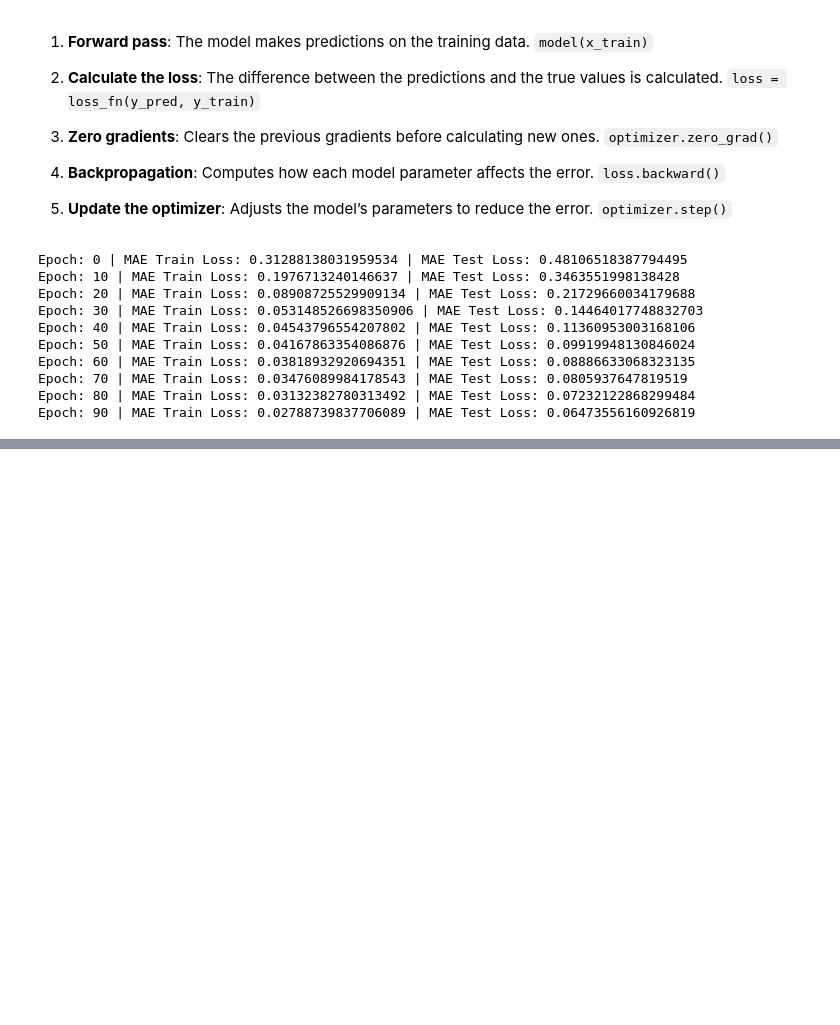
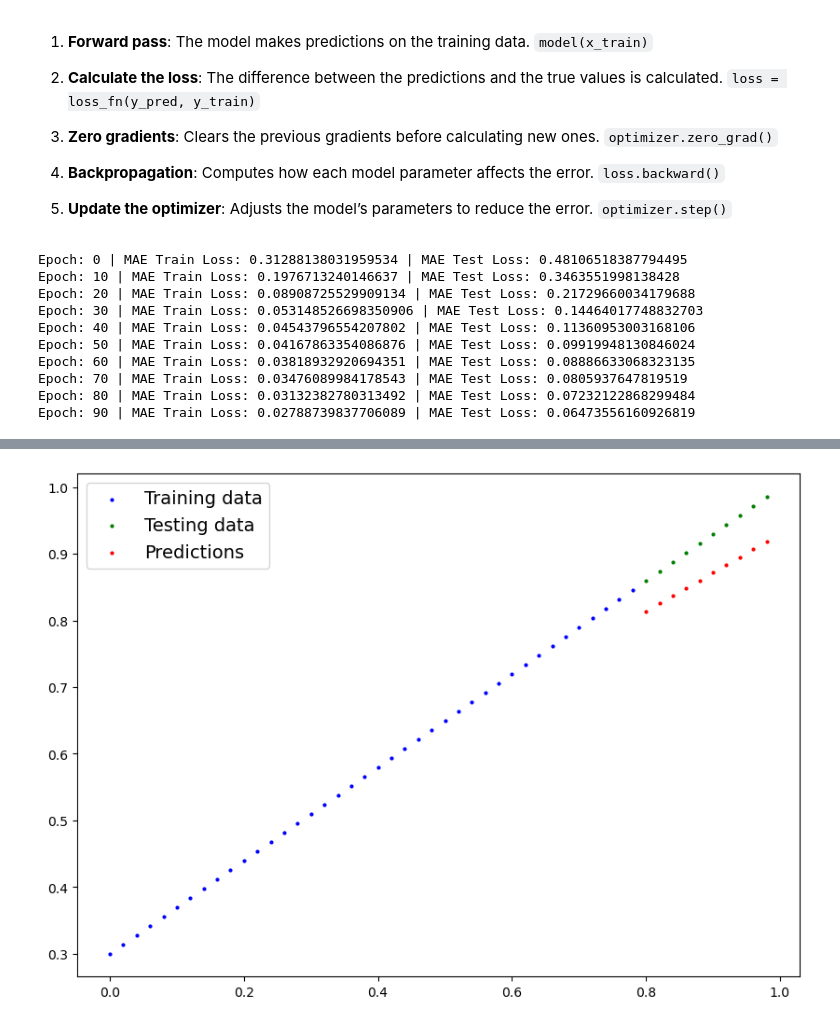
Before and after one commit to itssahilwhat/AI-Fundamentals, a Jupyter notebook: Pytorch/01.ipynb, the cells around one changed output, grey strips where cells are left out. Drawn from its saved outputs; the diff is of its cells as text; code cells hidden in the pictures; blank space fills up the shorter version.

```diff
--- a/Pytorch/01.ipynb
+++ b/Pytorch/01.ipynb
@@ -296,0 +322,4 @@ Epoch: 90 | MAE Train Loss: 0.02788739837706089 | MAE Test Loss: 0.0647355616092
+# %%
+plot_predictions(predictions=y_preds_new)
+# %% [output]
+[figure, added]
```
Also changed, not shown: parts of 6 cells of this notebook.
